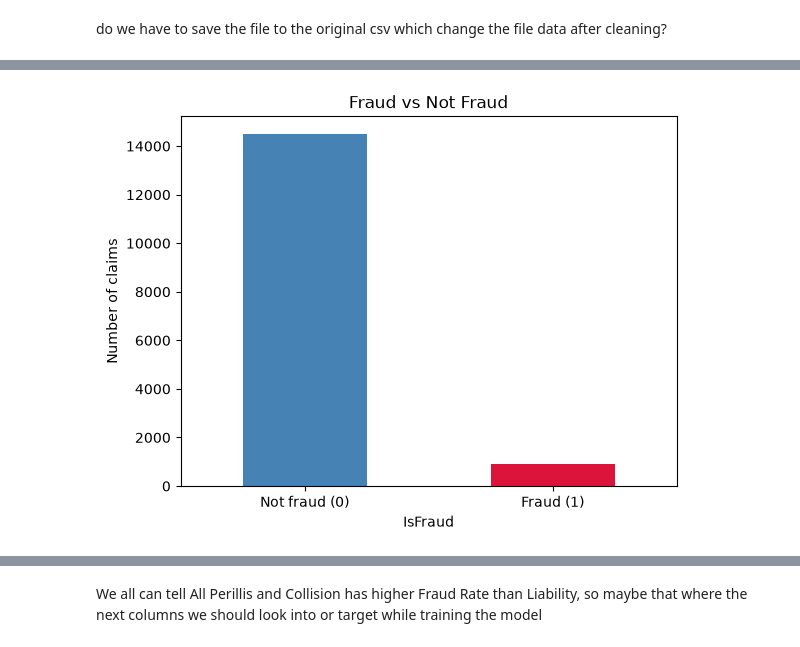
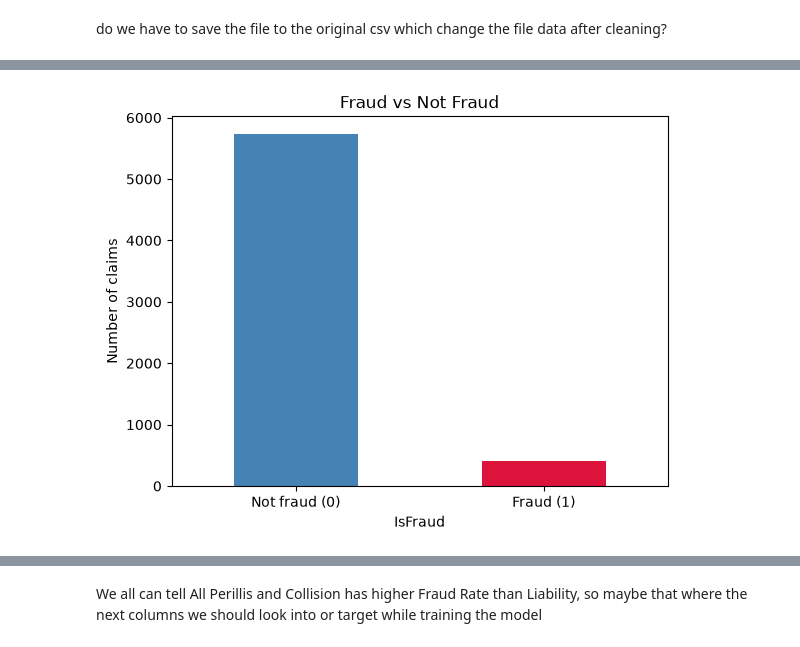
Before and after one commit to Break-Through-Tech/LexisNexis-1B-detecting-fraudulent-insurance-claims, a Jupyter notebook: notebooks/data_analysis.ipynb, the cells around one changed output, grey strips where cells are left out. Cells and saved outputs as stored; diff of their text form; code cells hidden in the pictures.

```diff
--- a/notebooks/data_analysis.ipynb
+++ b/notebooks/data_analysis.ipynb
@@ -182,8 +182,5 @@ min         16.000000
 75%         49.000000
 max         80.000000
 Name: Age, dtype: float64
-# %%
-#Rename the target and drop the ID column
-df_copy = df_copy.drop(columns="PolicyNumber")
 # %% [markdown]
 do we have to save the file to the original csv which change the file data after cleaning?
@@ -189,0 +190,13 @@ do we have to save the file to the original csv which change the file data after
+# %%
+assert set(df_copy["Year"].unique()) == {1994, 1995, 1996}, "Check Year values"
+assert df_copy["PolicyNumber"].is_unique, "Review repeated policy IDs before splitting."
+
+train_rows = df_copy["Year"] == 1994
+valid_rows = df_copy["Year"] == 1995
+test_rows = df_copy["Year"] == 1996
+
+training_data = df_copy.loc[train_rows].copy()
+for name, rows in [("Train", train_rows), ("Validation", valid_rows), ("Test", test_rows)]:
+    labels = df_copy.loc[rows, "IsFraud"]
+    print(name, "claims:", len(labels), "fraud cases:", int(labels.sum()))
+    assert labels.nunique() == 2, f"{name} needs both fraud and nonfraud cases."
@@ -190,7 +210,7 @@ do we have to save the file to the original csv which change the file data after
 # %%
-df_copy["IsFraud"].value_counts().plot(kind="bar", title="Fraud vs Not Fraud", color=["steelblue", "crimson"])
+training_data["IsFraud"].value_counts().plot(kind="bar", title="Fraud vs Not Fraud", color=["steelblue", "crimson"])
 plt.xticks([0, 1], ["Not fraud (0)", "Fraud (1)"], rotation=0)
 plt.ylabel("Number of claims")
 plt.show()
 # %% [output]
-[figure, old version]
+[figure, new version]
```
Also changed, not shown: parts of 24 cells of this notebook.
